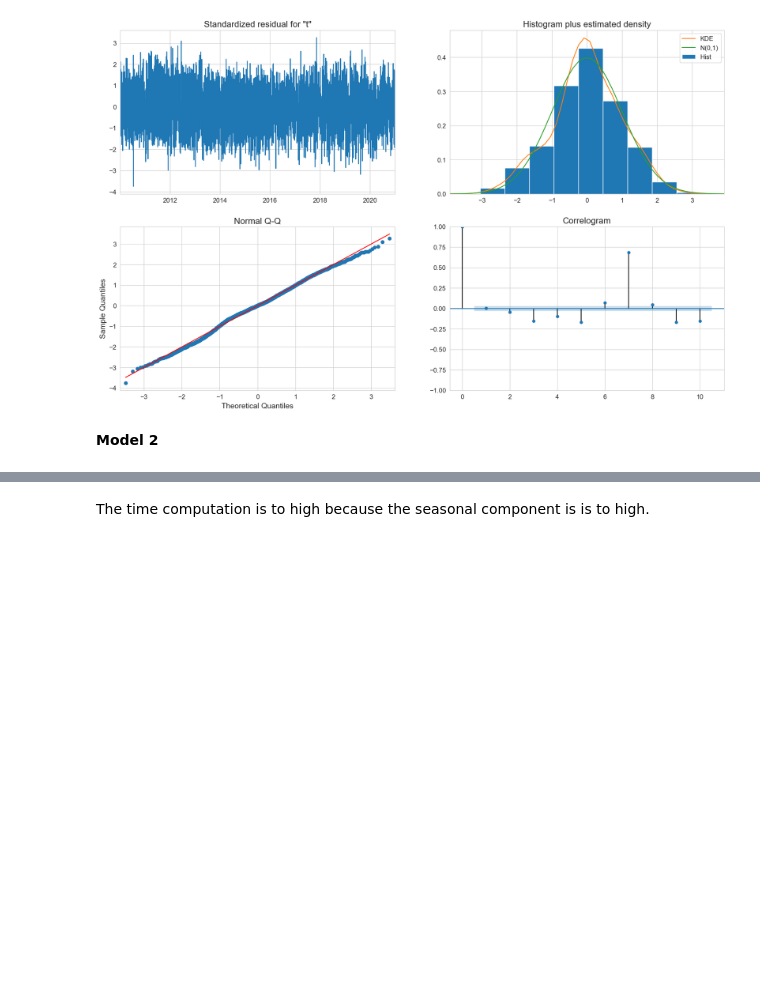
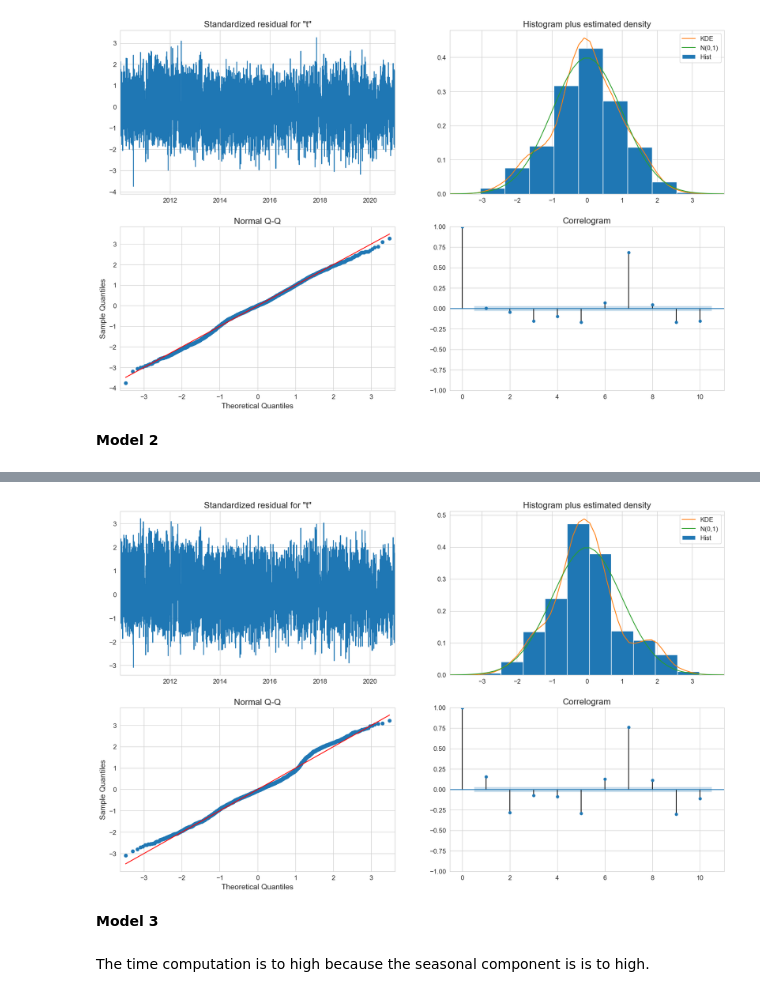
Before and after one commit to MarinaPenalver/TFG, a Jupyter notebook: notebooks/4. SARIMA.ipynb, the cells around one changed output, grey strips where cells are left out. Saved outputs shown, nothing was run; the diff lists cells and outputs as text; code cells hidden in the pictures; blank space fills up the shorter version.

```diff
--- a/notebooks/4. SARIMA.ipynb
+++ b/notebooks/4. SARIMA.ipynb
@@ -297,0 +304,2 @@ plt.show()
+# %%
+SARIMA2 = joblib.load(project_path.joinpath('data/models/SARIMA22.pkl'))
@@ -297,0 +326,5 @@ plt.show()
+# %%
+SARIMA2.plot_diagnostics(figsize=(20, 12))
+plt.show()
+# %% [output]
+[figure, added]
@@ -298,3 +335,5 @@ plt.show()
+# %% [markdown]
+**Model 3**
 # %% [markdown]
 The time computation is to high because the seasonal component is is to high.
 # %%
```
Also changed, not shown: parts of 16 cells of this notebook.
